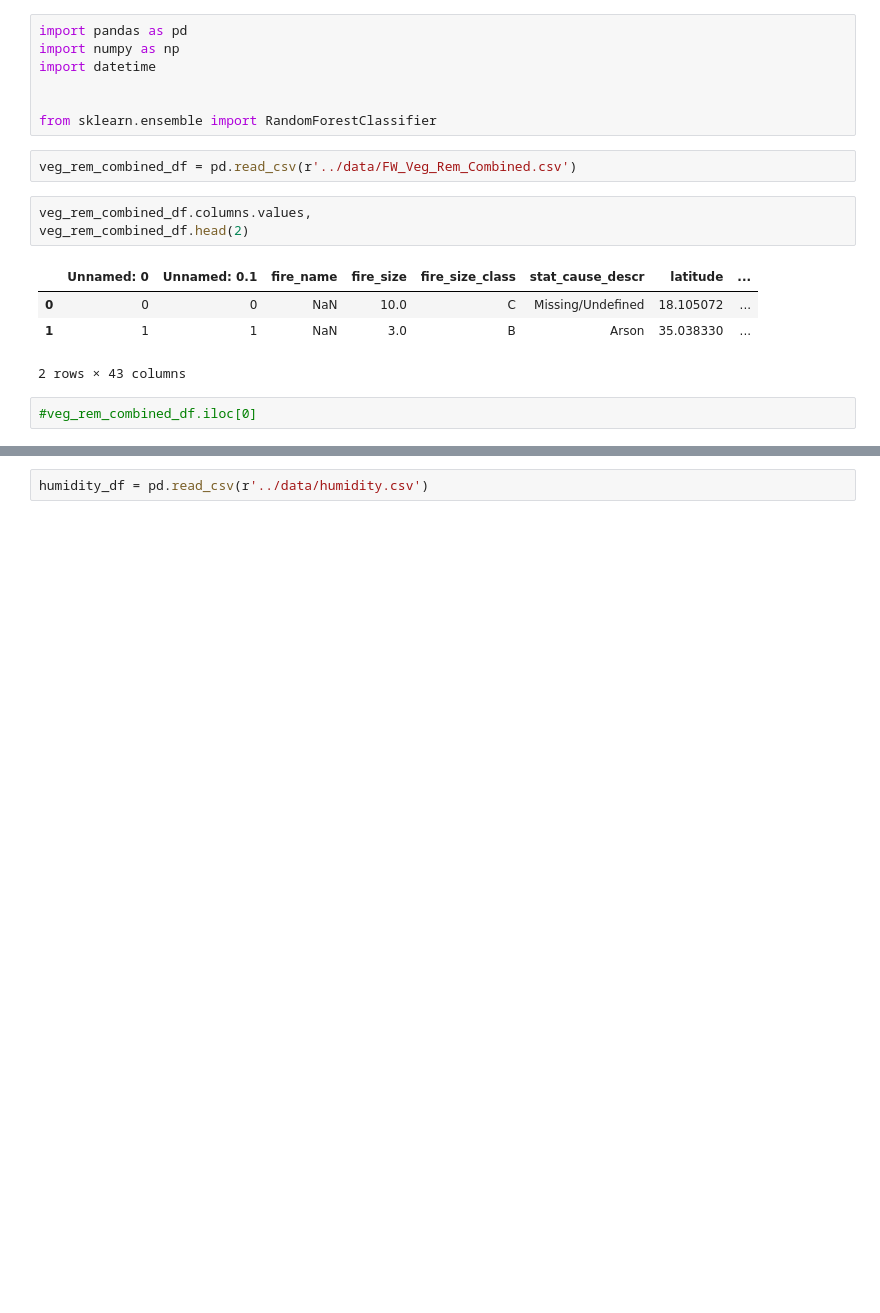
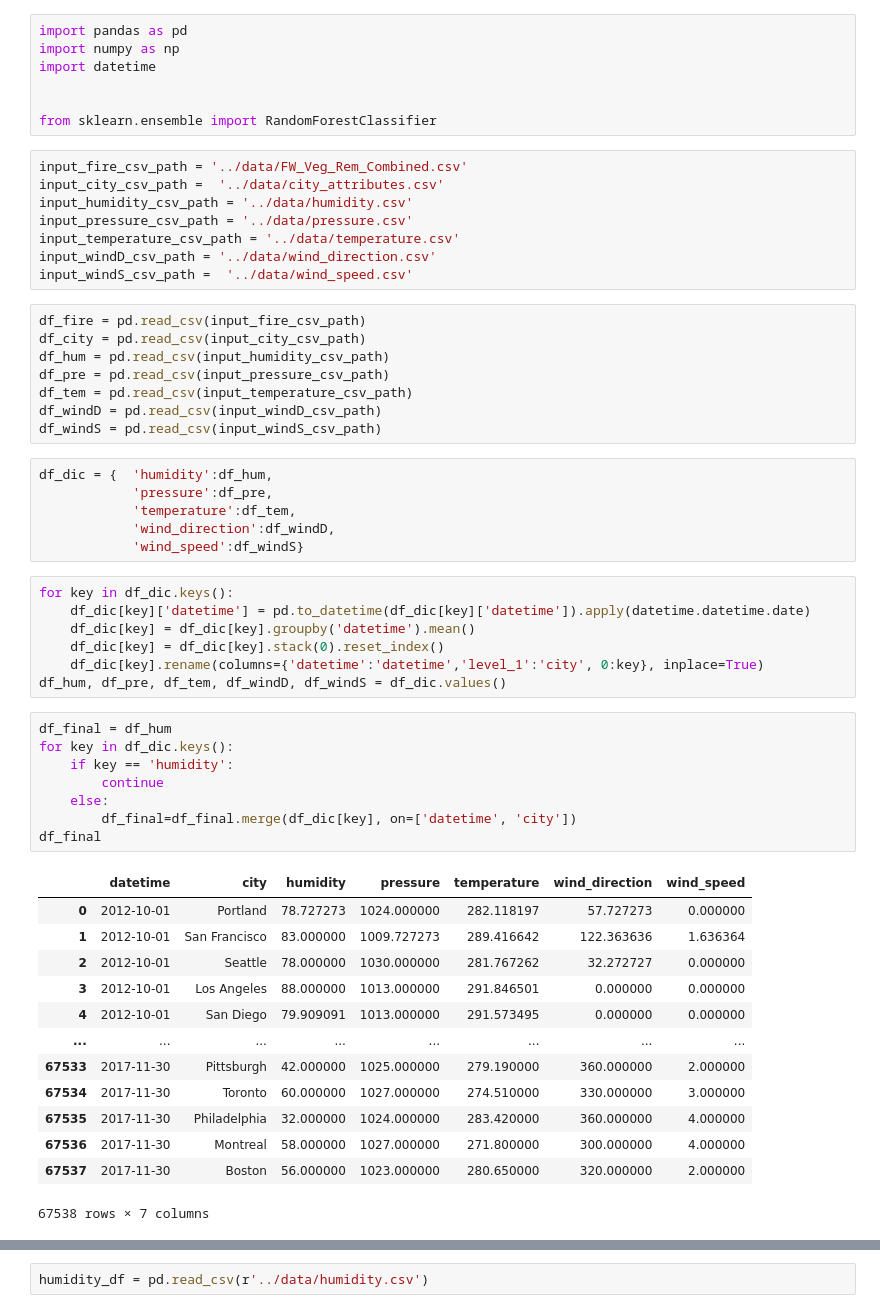
Before and after one commit to julianskywalker/SustainabilityHackathon2022, a Jupyter notebook: code/SustainabilityHackathon2022.ipynb, the cells around one changed output, grey strips where cells are left out. Saved outputs shown, nothing was run; the diff lists cells and outputs as text; blank space fills up the shorter version.

```diff
--- a/code/SustainabilityHackathon2022.ipynb
+++ b/code/SustainabilityHackathon2022.ipynb
@@ -5,15 +5,54 @@ import datetime
 
 
 from sklearn.ensemble import RandomForestClassifier
+# %%
+input_fire_csv_path = '../data/FW_Veg_Rem_Combined.csv'
+input_city_csv_path =  '../data/city_attributes.csv'
+input_humidity_csv_path = '../data/humidity.csv'
+input_pressure_csv_path = '../data/pressure.csv'
+input_temperature_csv_path = '../data/temperature.csv'
+input_windD_csv_path = '../data/wind_direction.csv'
+input_windS_csv_path =  '../data/wind_speed.csv'
 # %%
-veg_rem_combined_df = pd.read_csv(r'../data/FW_Veg_Rem_Combined.csv')
+df_fire = pd.read_csv(input_fire_csv_path)
+df_city = pd.read_csv(input_city_csv_path)
+df_hum = pd.read_csv(input_humidity_csv_path)
+df_pre = pd.read_csv(input_pressure_csv_path)
+df_tem = pd.read_csv(input_temperature_csv_path)
+df_windD = pd.read_csv(input_windD_csv_path)
+df_windS = pd.read_csv(input_windS_csv_path)
 # %%
-veg_rem_combined_df.columns.values,
-veg_rem_combined_df.head(2)
+df_dic = {  'humidity':df_hum,
+            'pressure':df_pre,
+            'temperature':df_tem,
+            'wind_direction':df_windD,
+            'wind_speed':df_windS}
-# %% [output]
-|  | Unnamed: 0 | Unnamed: 0.1 | fire_name | fire_size | fire_size_class | stat_cause_descr | latitude | ... |
-| 0 | 0 | 0 | NaN | 10.0 | C | Missing/Undefined | 18.105072 | ... |
-| 1 | 1 | 1 | NaN | 3.0 | B | Arson | 35.038330 | ... |
-2 rows × 43 columns
 # %%
-#veg_rem_combined_df.iloc[0]
+for key in df_dic.keys():
+    df_dic[key]['datetime'] = pd.to_datetime(df_dic[key]['datetime']).apply(datetime.datetime.date)
+    df_dic[key] = df_dic[key].groupby('datetime').mean()
+    df_dic[key] = df_dic[key].stack(0).reset_index()
+    df_dic[key].rename(columns={'datetime':'datetime','level_1':'city', 0:key}, inplace=True)
+df_hum, df_pre, df_tem, df_windD, df_windS = df_dic.values()
+# %%
+df_final = df_hum
+for key in df_dic.keys():
+    if key == 'humidity':
+        continue
+    else:
+        df_final=df_final.merge(df_dic[key], on=['datetime', 'city'])
+df_final
+# %% [output]
+|  | datetime | city | humidity | pressure | temperature | wind_direction | wind_speed |
+| 0 | 2012-10-01 | Portland | 78.727273 | 1024.000000 | 282.118197 | 57.727273 | 0.000000 |
+| 1 | 2012-10-01 | San Francisco | 83.000000 | 1009.727273 | 289.416642 | 122.363636 | 1.636364 |
+| 2 | 2012-10-01 | Seattle | 78.000000 | 1030.000000 | 281.767262 | 32.272727 | 0.000000 |
+| 3 | 2012-10-01 | Los Angeles | 88.000000 | 1013.000000 | 291.846501 | 0.000000 | 0.000000 |
+| 4 | 2012-10-01 | San Diego | 79.909091 | 1013.000000 | 291.573495 | 0.000000 | 0.000000 |
+| ... | ... | ... | ... | ... | ... | ... | ... |
+| 67533 | 2017-11-30 | Pittsburgh | 42.000000 | 1025.000000 | 279.190000 | 360.000000 | 2.000000 |
+| 67534 | 2017-11-30 | Toronto | 60.000000 | 1027.000000 | 274.510000 | 330.000000 | 3.000000 |
+| 67535 | 2017-11-30 | Philadelphia | 32.000000 | 1024.000000 | 283.420000 | 360.000000 | 4.000000 |
+| 67536 | 2017-11-30 | Montreal | 58.000000 | 1027.000000 | 271.800000 | 300.000000 | 4.000000 |
+| 67537 | 2017-11-30 | Boston | 56.000000 | 1023.000000 | 280.650000 | 320.000000 | 2.000000 |
+67538 rows × 7 columns
```
Also changed, not shown: parts of 4 cells of this notebook.
